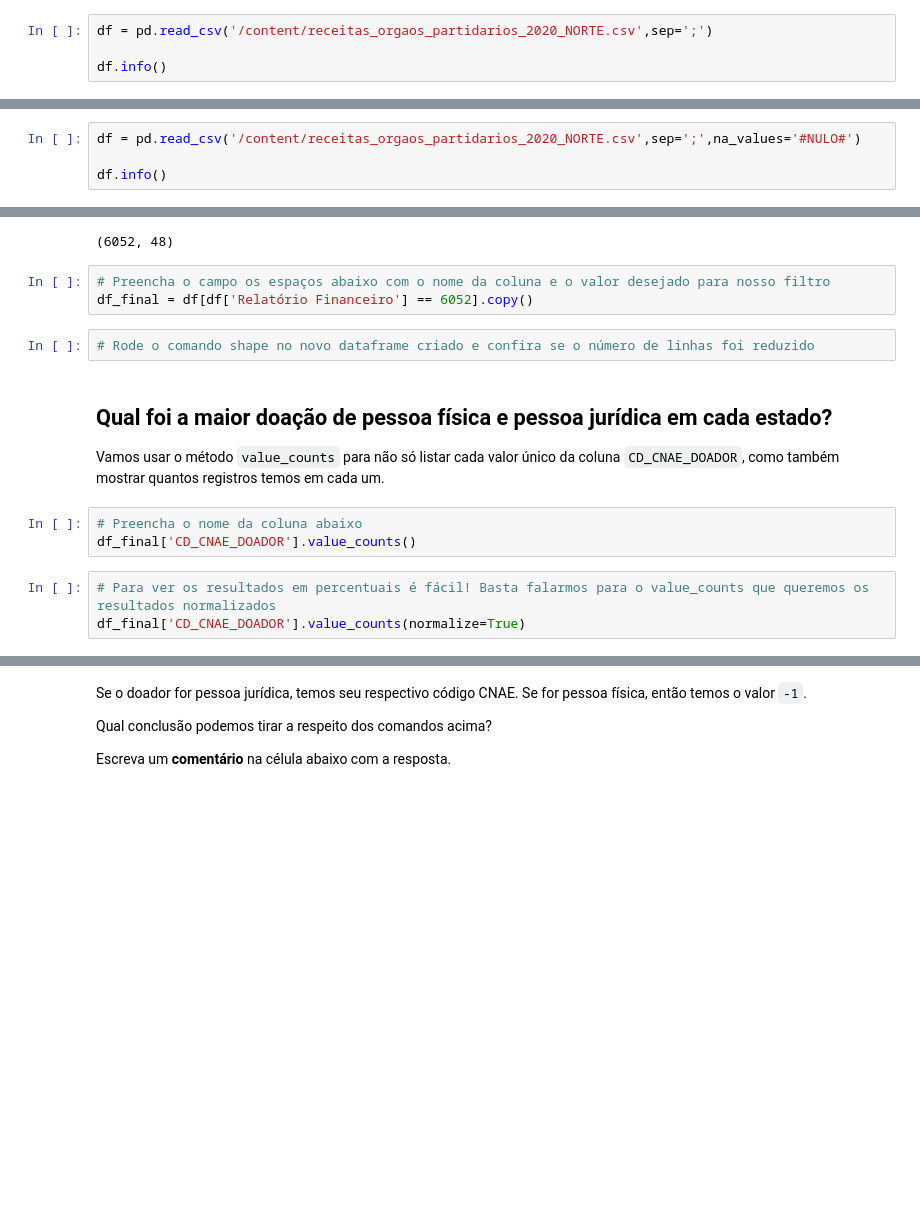
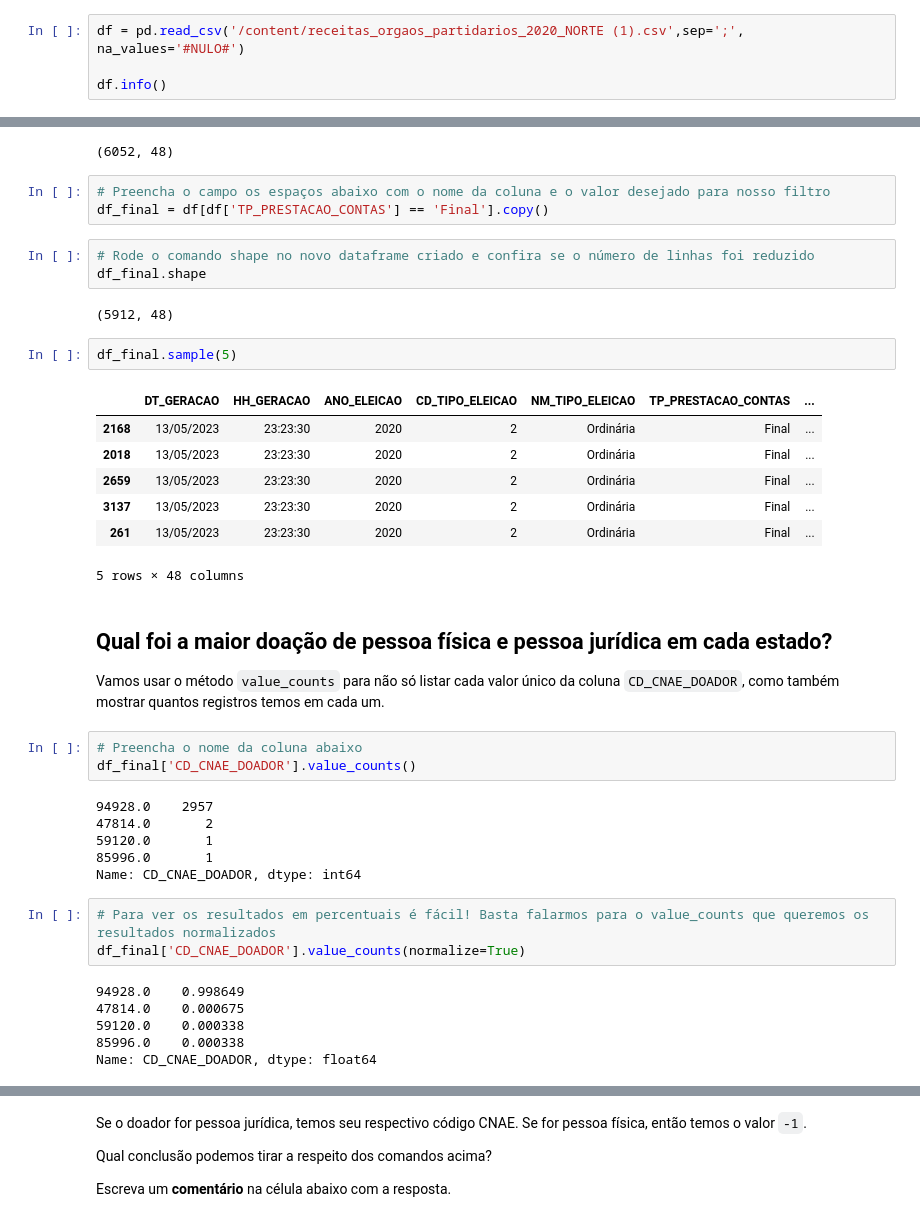
Before and after one commit to GMorettiJr/python-inovacao-civica, a Jupyter notebook: semana_2/desafio/desafio.ipynb, the cells around one changed output, grey strips where cells are left out. Cells and saved outputs as stored; diff of their text form; blank space fills up the shorter version.

```diff
--- a/semana_2/desafio/desafio.ipynb
+++ b/semana_2/desafio/desafio.ipynb
@@ -26,7 +27,7 @@ Edite as células abaixo e inclua:
 
 Experimente rodar os comandos primeiro sem e depois com o parâmetro `na_values`, então, compare a diferença. Observe, por exemplo, o campo `CD_CNAE_DOADOR`.
 # %%
-df = pd.read_csv('/content/receitas_orgaos_partidarios_2020_NORTE.csv',sep=';')
+df = pd.read_csv('/content/receitas_orgaos_partidarios_2020_NORTE (1).csv',sep=';', na_values='#NULO#')
 
 df.info()
 # %% [output]
@@ -47,7 +48,3 @@ Data columns (total 48 columns):
  47  VR_RECEITA                   6052 non-null   object
 dtypes: float64(8), int64(10), object(30)
 memory usage: 2.2+ MB
-# %%
-df = pd.read_csv('/content/receitas_orgaos_partidarios_2020_NORTE.csv',sep=';',na_values='#NULO#')
-
-df.info()
@@ -85,9 +64,22 @@ df.shape
 (6052, 48)
 # %%
 # Preencha o campo os espaços abaixo com o nome da coluna e o valor desejado para nosso filtro
-df_final = df[df['Relatório Financeiro'] == 6052].copy()
+df_final = df[df['TP_PRESTACAO_CONTAS'] == 'Final'].copy()
 # %%
 # Rode o comando shape no novo dataframe criado e confira se o número de linhas foi reduzido
+df_final.shape
+# %% [output]
+(5912, 48)
+# %%
+df_final.sample(5)
+# %% [output]
+|  | DT_GERACAO | HH_GERACAO | ANO_ELEICAO | CD_TIPO_ELEICAO | NM_TIPO_ELEICAO | TP_PRESTACAO_CONTAS | ... |
+| 2168 | 13/05/2023 | 23:23:30 | 2020 | 2 | Ordinária | Final | ... |
+| 2018 | 13/05/2023 | 23:23:30 | 2020 | 2 | Ordinária | Final | ... |
+| 2659 | 13/05/2023 | 23:23:30 | 2020 | 2 | Ordinária | Final | ... |
+| 3137 | 13/05/2023 | 23:23:30 | 2020 | 2 | Ordinária | Final | ... |
+| 261 | 13/05/2023 | 23:23:30 | 2020 | 2 | Ordinária | Final | ... |
+5 rows × 48 columns
 # %% [markdown]
 ## Qual foi a maior doação de pessoa física e pessoa jurídica em cada estado?
 
@@ -95,6 +87,18 @@ Vamos usar o método `value_counts` para não só listar cada valor único da co
 # %%
 # Preencha o nome da coluna abaixo
 df_final['CD_CNAE_DOADOR'].value_counts()
+# %% [output]
+94928.0    2957
+47814.0       2
+59120.0       1
+85996.0       1
+Name: CD_CNAE_DOADOR, dtype: int64
 # %%
 # Para ver os resultados em percentuais é fácil! Basta falarmos para o value_counts que queremos os resultados normalizados
 df_final['CD_CNAE_DOADOR'].value_counts(normalize=True)
+# %% [output]
+94928.0    0.998649
+47814.0    0.000675
+59120.0    0.000338
+85996.0    0.000338
+Name: CD_CNAE_DOADOR, dtype: float64
```
Also changed, not shown: parts of 22 cells of this notebook.
